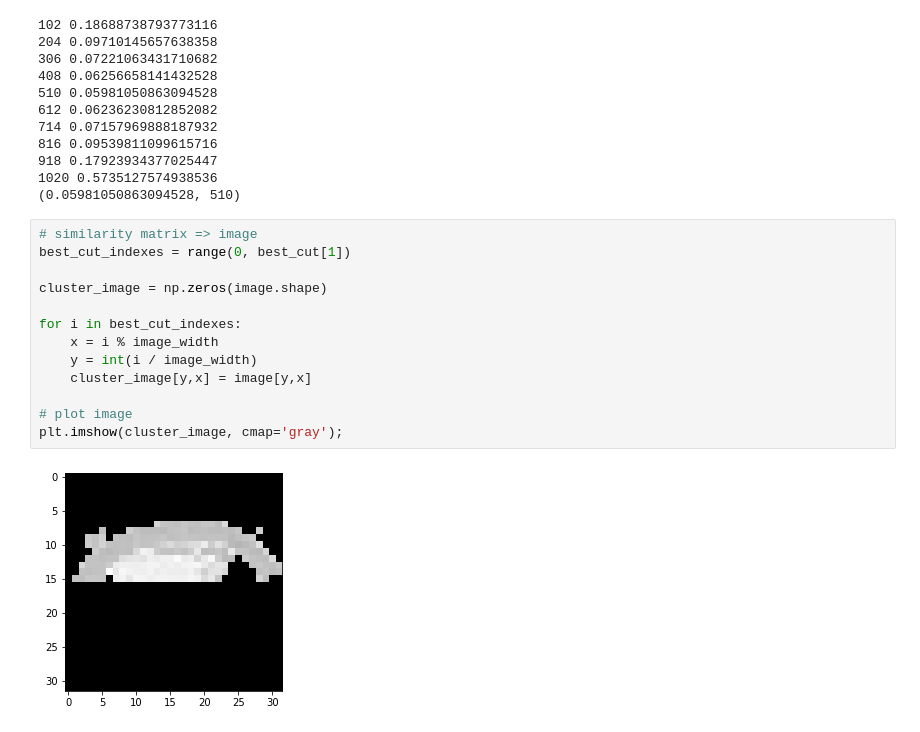
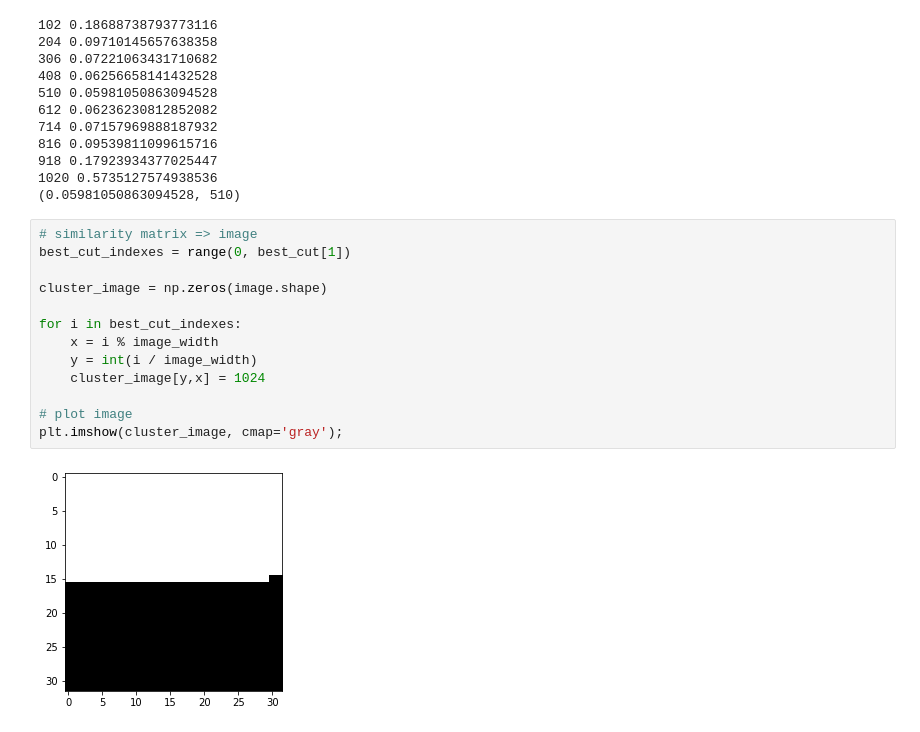
Before and after one commit to Ahmadsad/ID2211-Project, a Jupyter notebook: albin.ipynb, the cells around one changed output. Drawn from its saved outputs; the diff is of its cells as text.

Commit message:
fix: set cluster values to max to indicate mask

```diff
--- a/albin.ipynb
+++ b/albin.ipynb
@@ -139,15 +139,15 @@ print(best_cut)
 # %%
 # similarity matrix => image
 best_cut_indexes = range(0, best_cut[1])
 
 cluster_image = np.zeros(image.shape)
 
 for i in best_cut_indexes:
     x = i % image_width
     y = int(i / image_width)
-    cluster_image[y,x] = image[y,x]
+    cluster_image[y,x] = 1024
 
 # plot image
 plt.imshow(cluster_image, cmap='gray');
 # %% [output]
-[figure, old version]
+[figure, new version]
```
